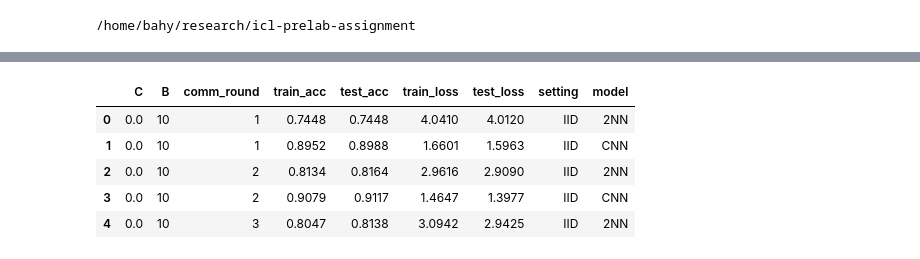
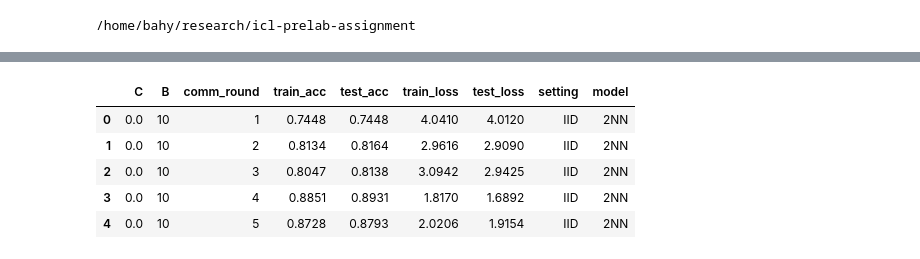
Before and after one commit to bahyhelmihp/fedavg-reproduce, a Jupyter notebook: question-2.ipynb, the cells around one changed output, grey strips where cells are left out. Saved outputs shown, nothing was run; the diff lists cells and outputs as text; code cells hidden in the pictures.

```diff
--- a/question-2.ipynb
+++ b/question-2.ipynb
@@ -58,17 +58,17 @@ logs_q2/IID-B10-C1.0-MNIST-2NN.txt
 # %%
 # Sort the data
 ROUNDING_DIGIT = 4
 
-df_metrics = datas.sort_values(by=['setting', 'B', 'C', 'comm_round']).reset_index(drop=True)
+df_metrics = datas.sort_values(by=['model', 'setting', 'B', 'C', 'comm_round']).reset_index(drop=True)
 df_metrics['train_acc'] = df_metrics['train_acc'].apply(lambda x: round(x, ROUNDING_DIGIT))
 df_metrics['test_acc'] = df_metrics['test_acc'].apply(lambda x: round(x, ROUNDING_DIGIT))
 df_metrics['train_loss'] = df_metrics['train_loss'].apply(lambda x: round(x, ROUNDING_DIGIT))
 df_metrics['test_loss'] = df_metrics['test_loss'].apply(lambda x: round(x, ROUNDING_DIGIT))
 df_metrics.head()
 # %% [output]
 |  | C | B | comm_round | train_acc | test_acc | train_loss | test_loss | setting | model |
 | 0 | 0.0 | 10 | 1 | 0.7448 | 0.7448 | 4.0410 | 4.0120 | IID | 2NN |
-| 1 | 0.0 | 10 | 1 | 0.8952 | 0.8988 | 1.6601 | 1.5963 | IID | CNN |
-| 2 | 0.0 | 10 | 2 | 0.8134 | 0.8164 | 2.9616 | 2.9090 | IID | 2NN |
-| 3 | 0.0 | 10 | 2 | 0.9079 | 0.9117 | 1.4647 | 1.3977 | IID | CNN |
-| 4 | 0.0 | 10 | 3 | 0.8047 | 0.8138 | 3.0942 | 2.9425 | IID | 2NN |
+| 1 | 0.0 | 10 | 2 | 0.8134 | 0.8164 | 2.9616 | 2.9090 | IID | 2NN |
+| 2 | 0.0 | 10 | 3 | 0.8047 | 0.8138 | 3.0942 | 2.9425 | IID | 2NN |
+| 3 | 0.0 | 10 | 4 | 0.8851 | 0.8931 | 1.8170 | 1.6892 | IID | 2NN |
+| 4 | 0.0 | 10 | 5 | 0.8728 | 0.8793 | 2.0206 | 1.9154 | IID | 2NN |
```
Also changed, not shown: parts of 10 cells of this notebook, 11 other files.
